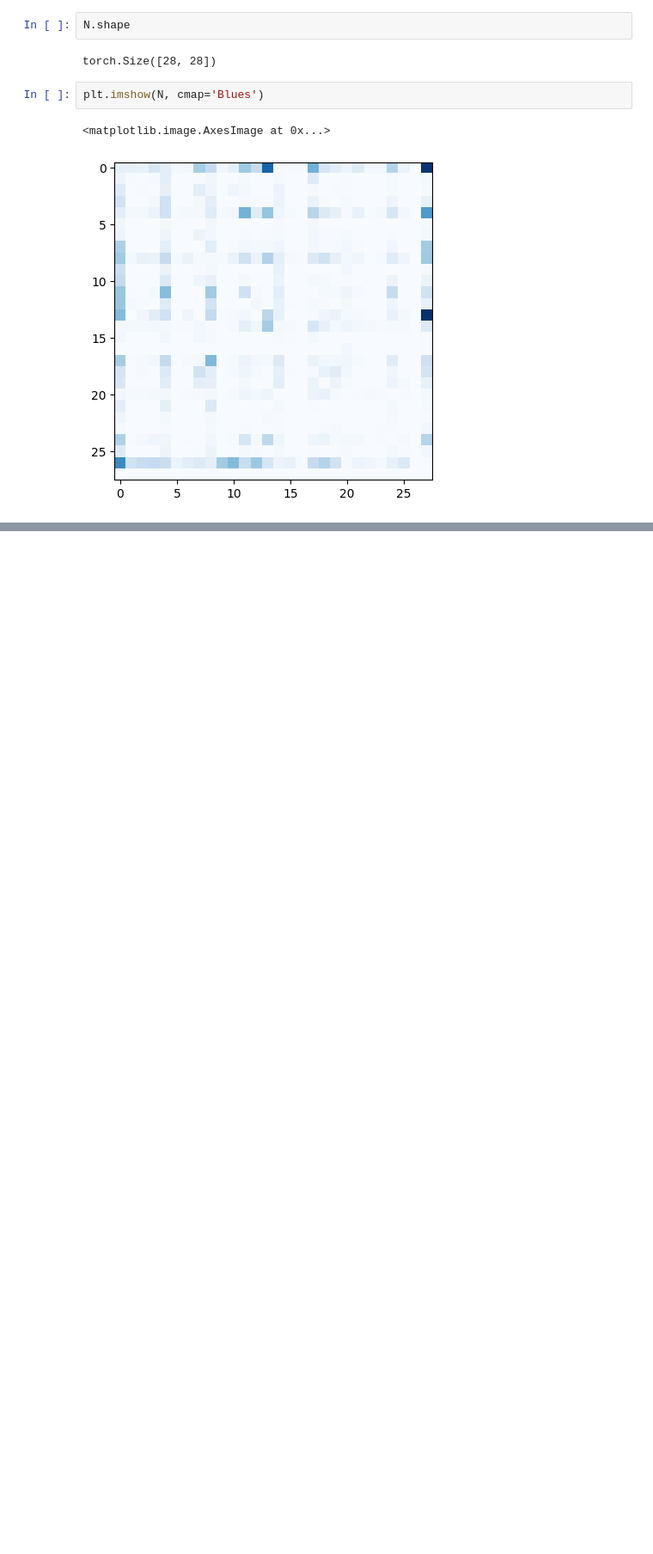
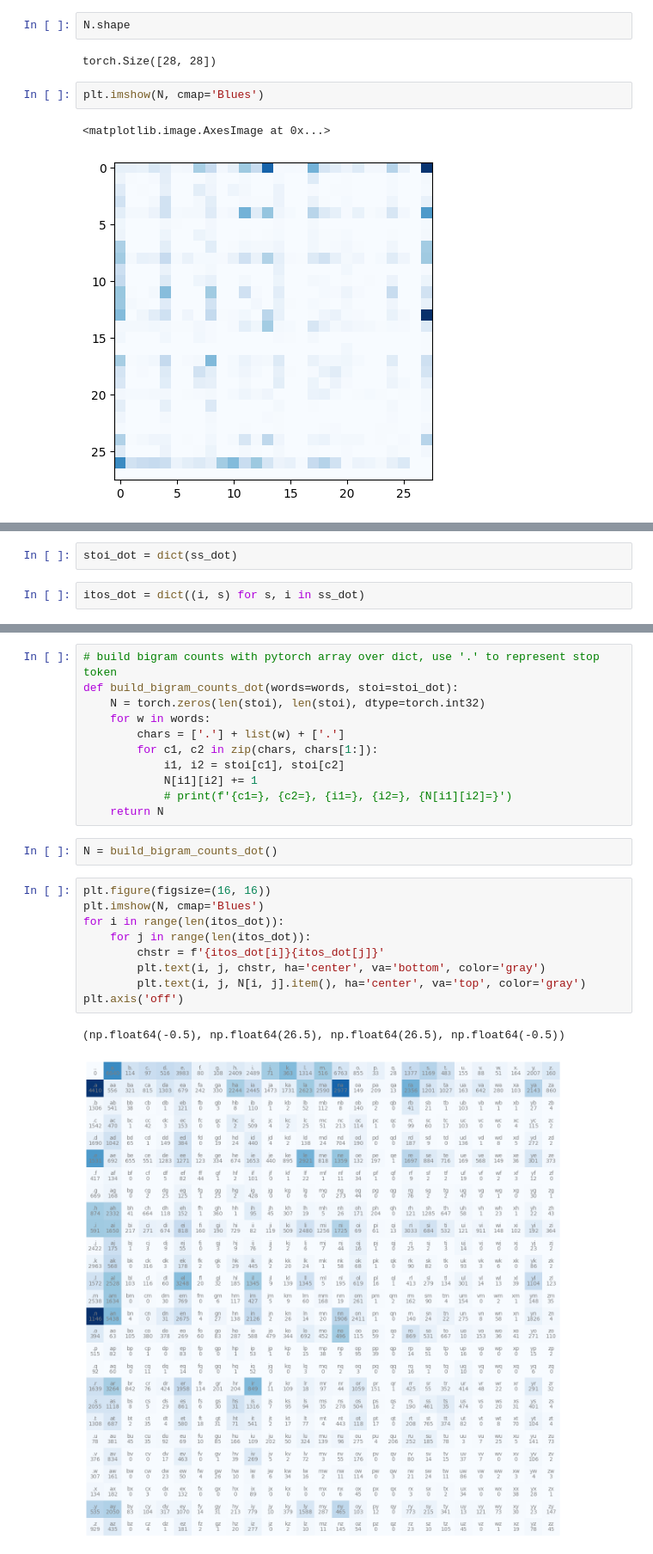
Before and after one commit to whyczz/makeless, a Jupyter notebook: makeless.ipynb, the cells around one changed output, grey strips where cells are left out. Shown at 86% size. Saved outputs shown, nothing was run; the diff lists cells and outputs as text; blank space fills up the shorter version.

Commit message:
Add bigram model notebook exploration

```diff
--- a/makeless.ipynb
+++ b/makeless.ipynb
@@ -213,0 +280,4 @@ plt.imshow(N, cmap='Blues')
+# %%
+stoi_dot = dict(ss_dot)
+# %%
+itos_dot = dict((i, s) for s, i in ss_dot)
@@ -213,0 +324,25 @@ plt.imshow(N, cmap='Blues')
+# %%
+# build bigram counts with pytorch array over dict, use '.' to represent stop token
+def build_bigram_counts_dot(words=words, stoi=stoi_dot):
+    N = torch.zeros(len(stoi), len(stoi), dtype=torch.int32)
+    for w in words:
+        chars = ['.'] + list(w) + ['.']
+        for c1, c2 in zip(chars, chars[1:]):
+            i1, i2 = stoi[c1], stoi[c2]
+            N[i1][i2] += 1
+            # print(f'{c1=}, {c2=}, {i1=}, {i2=}, {N[i1][i2]=}')
+    return N
+# %%
+N = build_bigram_counts_dot()
+# %%
+plt.figure(figsize=(16, 16))
+plt.imshow(N, cmap='Blues')
+for i in range(len(itos_dot)):
+    for j in range(len(itos_dot)):
+        chstr = f'{itos_dot[i]}{itos_dot[j]}'
+        plt.text(i, j, chstr, ha='center', va='bottom', color='gray')
+        plt.text(i, j, N[i, j].item(), ha='center', va='top', color='gray')
+plt.axis('off')
+# %% [output]
+(np.float64(-0.5), np.float64(26.5), np.float64(26.5), np.float64(-0.5))
+[figure, added]
```
Also changed, not shown: parts of 30 cells of this notebook.
